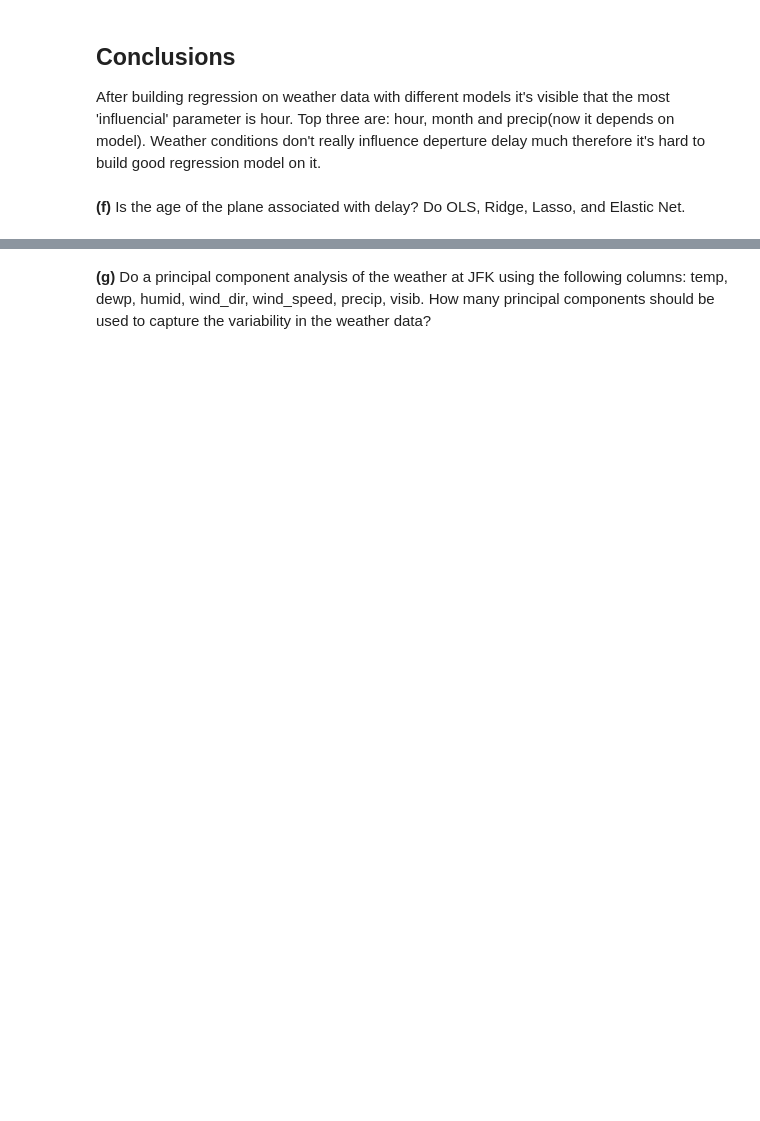
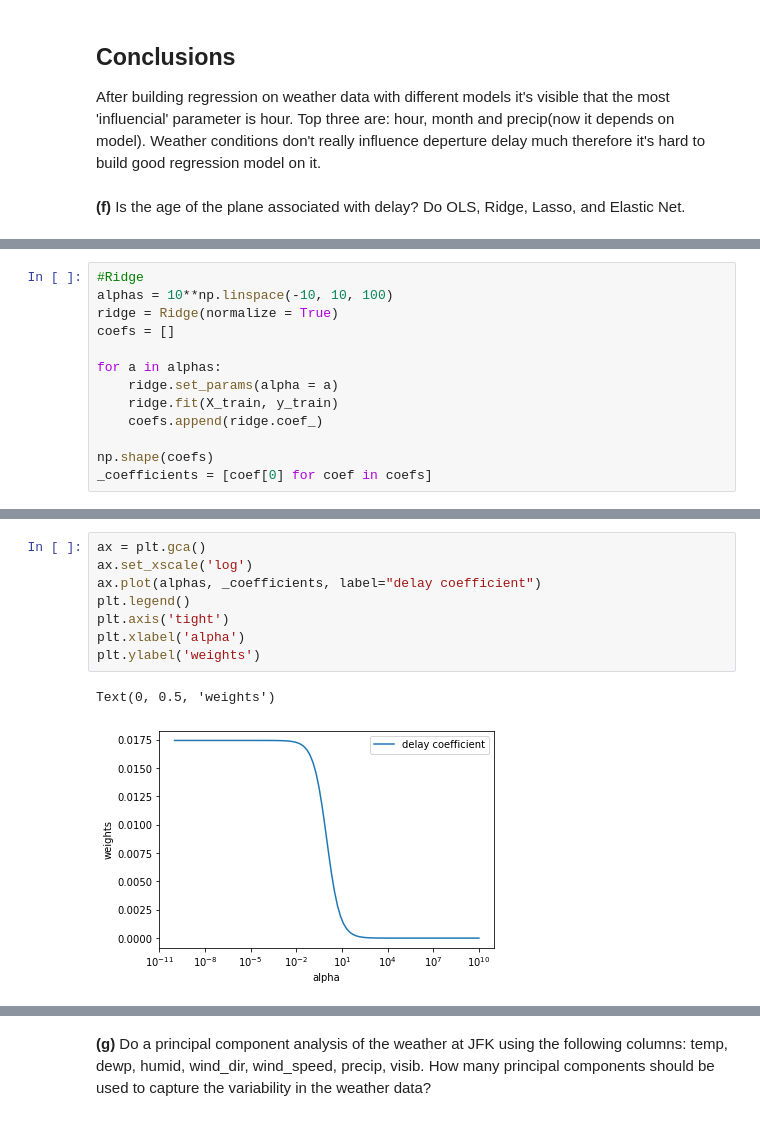
Before and after one commit to Beadhangerone/MAL, a Jupyter notebook: MAL1 Project 2022.ipynb, the cells around one changed output, grey strips where cells are left out. Drawn from its saved outputs; the diff is of its cells as text; blank space fills up the shorter version.

```diff
--- a/MAL1 Project 2022.ipynb
+++ b/MAL1 Project 2022.ipynb
@@ -982,0 +1031,13 @@ After building regression on weather data with different models it's visible tha
+# %%
+#Ridge
+alphas = 10**np.linspace(-10, 10, 100)
+ridge = Ridge(normalize = True)
+coefs = []
+
+for a in alphas:
+    ridge.set_params(alpha = a)
+    ridge.fit(X_train, y_train)
+    coefs.append(ridge.coef_)
+
+np.shape(coefs)
+_coefficients = [coef[0] for coef in coefs]
@@ -982,0 +1062,11 @@ After building regression on weather data with different models it's visible tha
+# %%
+ax = plt.gca()
+ax.set_xscale('log')
+ax.plot(alphas, _coefficients, label="delay coefficient")
+plt.legend()
+plt.axis('tight')
+plt.xlabel('alpha')
+plt.ylabel('weights')
+# %% [output]
+Text(0, 0.5, 'weights')
+[figure, added]
```
Also changed, not shown: parts of 92 cells of this notebook, 1 other file.
